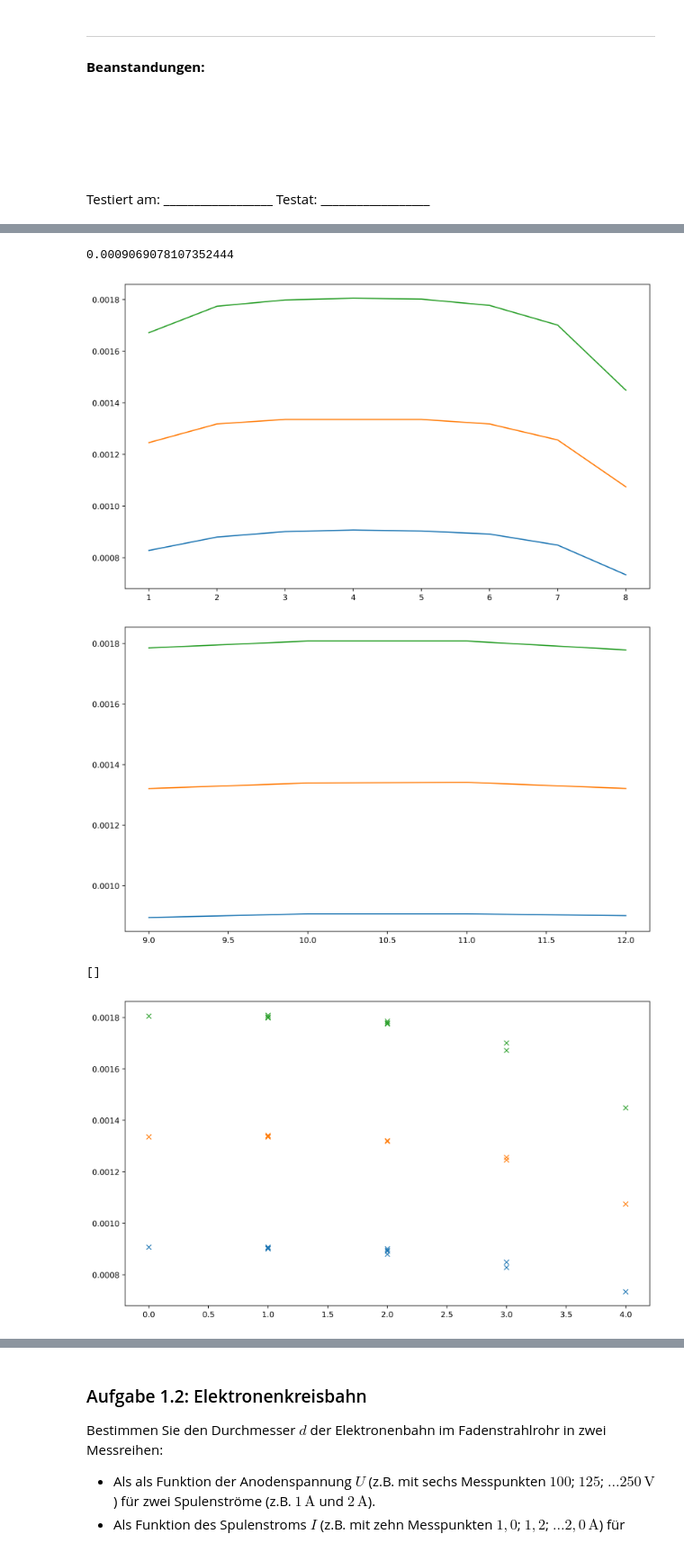
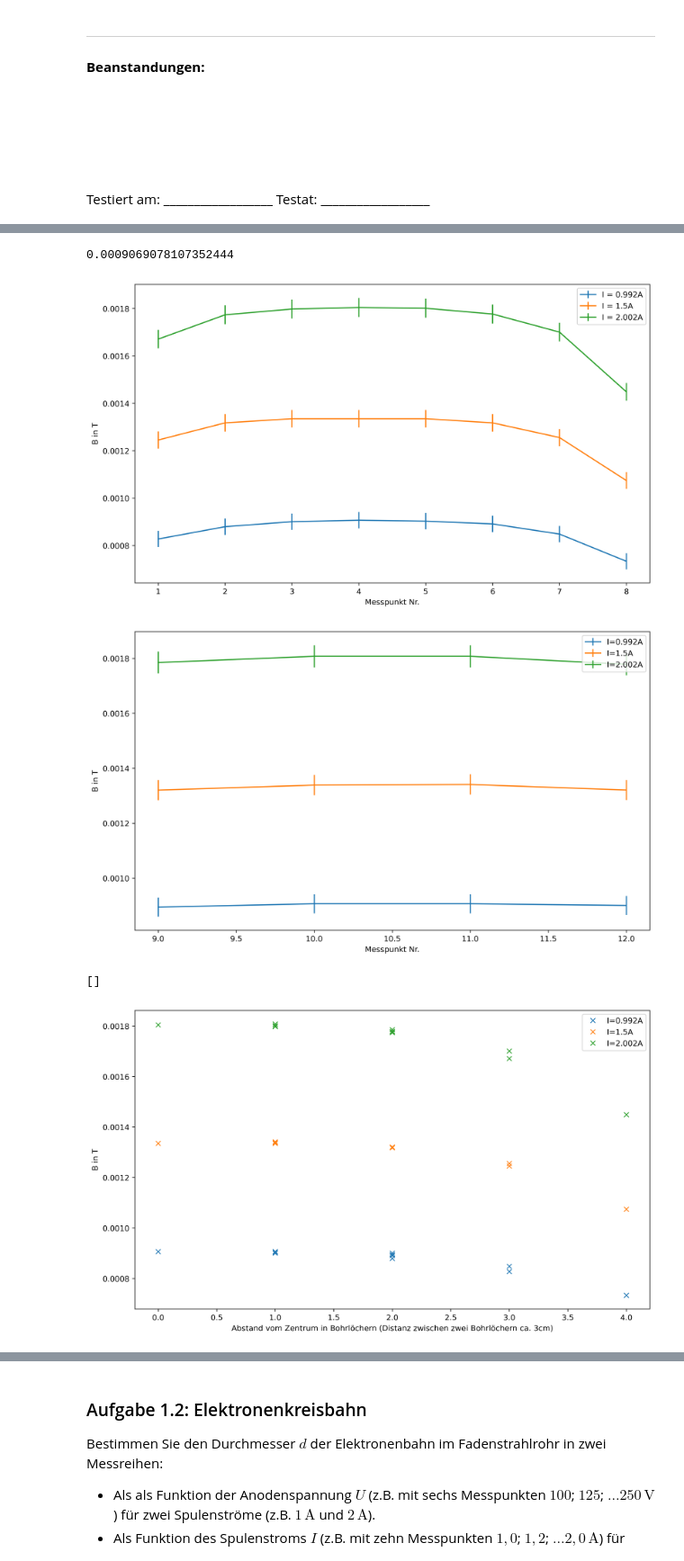
Before and after one commit to martin8ner/P1, a Jupyter notebook: Spezifische_Ladung_des_Elektrons/Mo01_Spezifische_Ladung_des_Elektrons.ipynb, the cells around one changed output, grey strips where cells are left out. Shown at 90% size. Cells and saved outputs as stored; diff of their text form; code cells hidden in the pictures.

```diff
--- a/Spezifische_Ladung_des_Elektrons/Mo01_Spezifische_Ladung_des_Elektrons.ipynb
+++ b/Spezifische_Ladung_des_Elektrons/Mo01_Spezifische_Ladung_des_Elektrons.ipynb
@@ -96,10 +98,11 @@ warnings.filterwarnings('ignore')
 
 import numpy as np
 import kafe2
-#import PhyPraKit as ppk
 import matplotlib as mpl
 import matplotlib.pyplot as plt
 import os
 import scipy
-mpl.rcParams['figure.dpi']=200
+import pandas as pd
+from IPython.display import display
+#mpl.rcParams['figure.dpi']=200
 mu = scipy.constants.mu_0
@@ -146,26 +200,36 @@ print(m)
 # %%
 def B_helmh(U):
     return (m * U, np.sqrt((U * m_err)**2 + (m * U_error)**2)) # add error on B with gauss law
 
 B, B_err = B_helmh(U_helmh * 10**(-3))
 print(B[9])
 
-plt.plot(pos[0:24:3], B[0:24:3])
-plt.plot(pos[1:25:3], B[1:25:3])
-plt.plot(pos[2:26:3], B[2:26:3])
+#plt.plot(pos[0:24:3], B[0:24:3], label="I = 0.992A")
+plt.errorbar(pos[0:24:3], B[0:24:3], B_err[0:24:3], label="I = 0.992A")
+plt.errorbar(pos[1:25:3], B[1:25:3], B_err[1:25:3], label="I = 1.5A")
+plt.errorbar(pos[2:26:3], B[2:26:3], B_err[2:26:3], label="I = 2.002A")
+plt.legend()
+plt.xlabel("Messpunkt Nr.")
+plt.ylabel("B in T")
 plt.show()
 
-plt.plot(pos[24:37:3], B[24:37:3])
-plt.plot(pos[25:37:3], B[25:37:3])
-plt.plot(pos[26:37:3], B[26:37:3])
+plt.errorbar(pos[24:37:3], B[24:37:3], B_err[24:37:3],label="I=0.992A")
+plt.errorbar(pos[25:37:3], B[25:37:3], B_err[25:37:3], label="I=1.5A")
+plt.errorbar(pos[26:37:3], B[26:37:3], B_err[26:37:3],label="I=2.002A")
+plt.legend(loc="upper right")
+plt.xlabel("Messpunkt Nr.")
+plt.ylabel("B in T")
 plt.show()
-
+labels = ["I=0.992A", "I=1.5A", "I=2.002A"]
 for n in range(0, 3):
-       plt.plot([0, 1, 1, 1, 1, 2, 2, 2, 2, 3, 3, 4], [B[9 + n], B[6 + n], B[12 + n], B[27 + n], B[30 + n], B[3 + n], B[15 + n], B[24 + n], B[33 + n], B[0 + n], B[18 + n], B[21 + n]]  , "x")
+       plt.plot([0, 1, 1, 1, 1, 2, 2, 2, 2, 3, 3, 4], [B[9 + n], B[6 + n], B[12 + n], B[27 + n], B[30 + n], B[3 + n], B[15 + n], B[24 + n], B[33 + n], B[0 + n], B[18 + n], B[21 + n]], "x", label=labels[n])
+plt.legend()
+plt.xlabel("Abstand vom Zentrum in Bohrlöchern (Distanz zwischen zwei Bohrlöchern ca. 3cm)")
+plt.ylabel("B in T")
 plt.plot()
 # %% [output]
 0.0009069078107352444
-[figure, old version]
+[figure, new version]
-[figure, old version]
+[figure, new version]
 []
-[figure, old version]
+[figure, new version]
```
Also changed, not shown: parts of 19 cells of this notebook, 6 other files.
